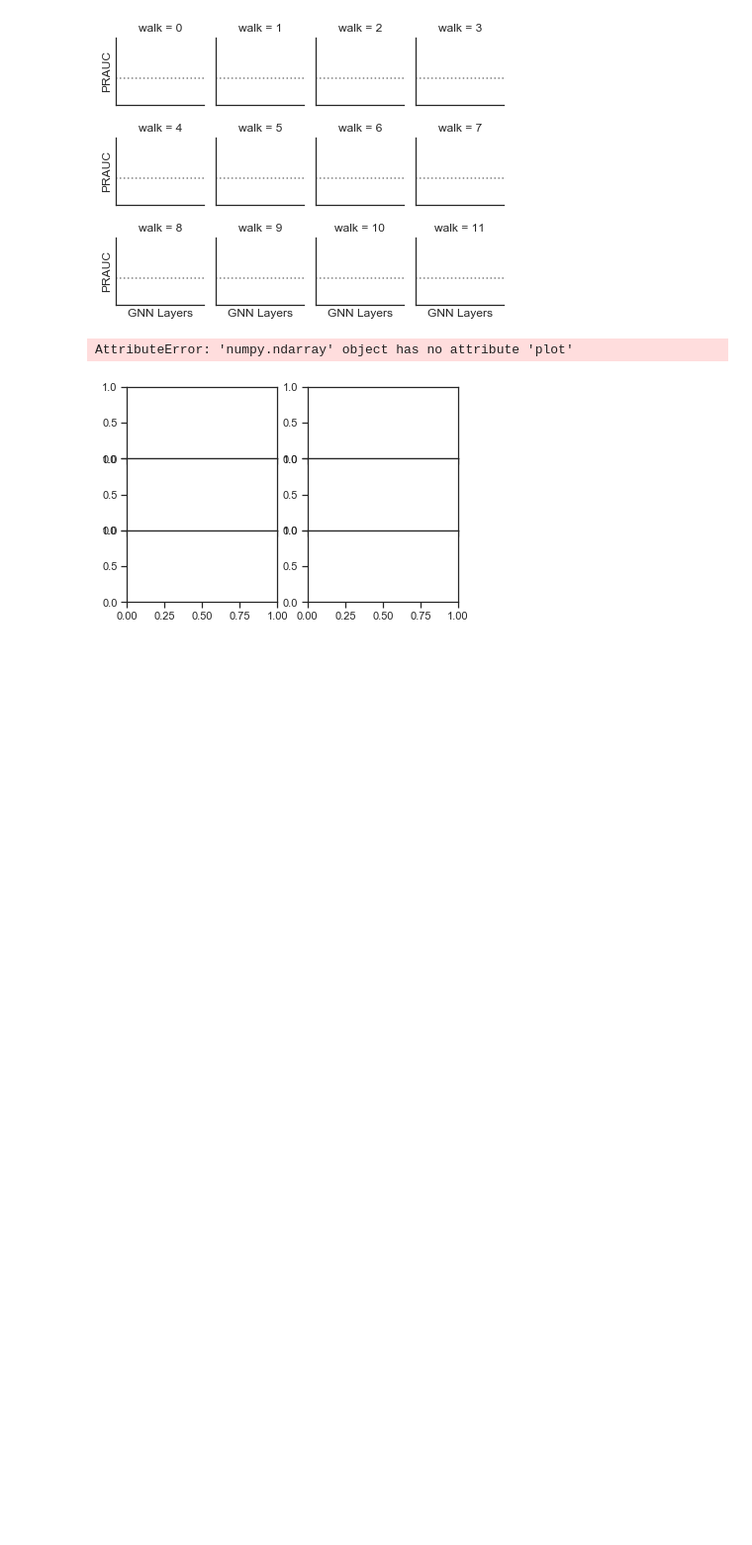
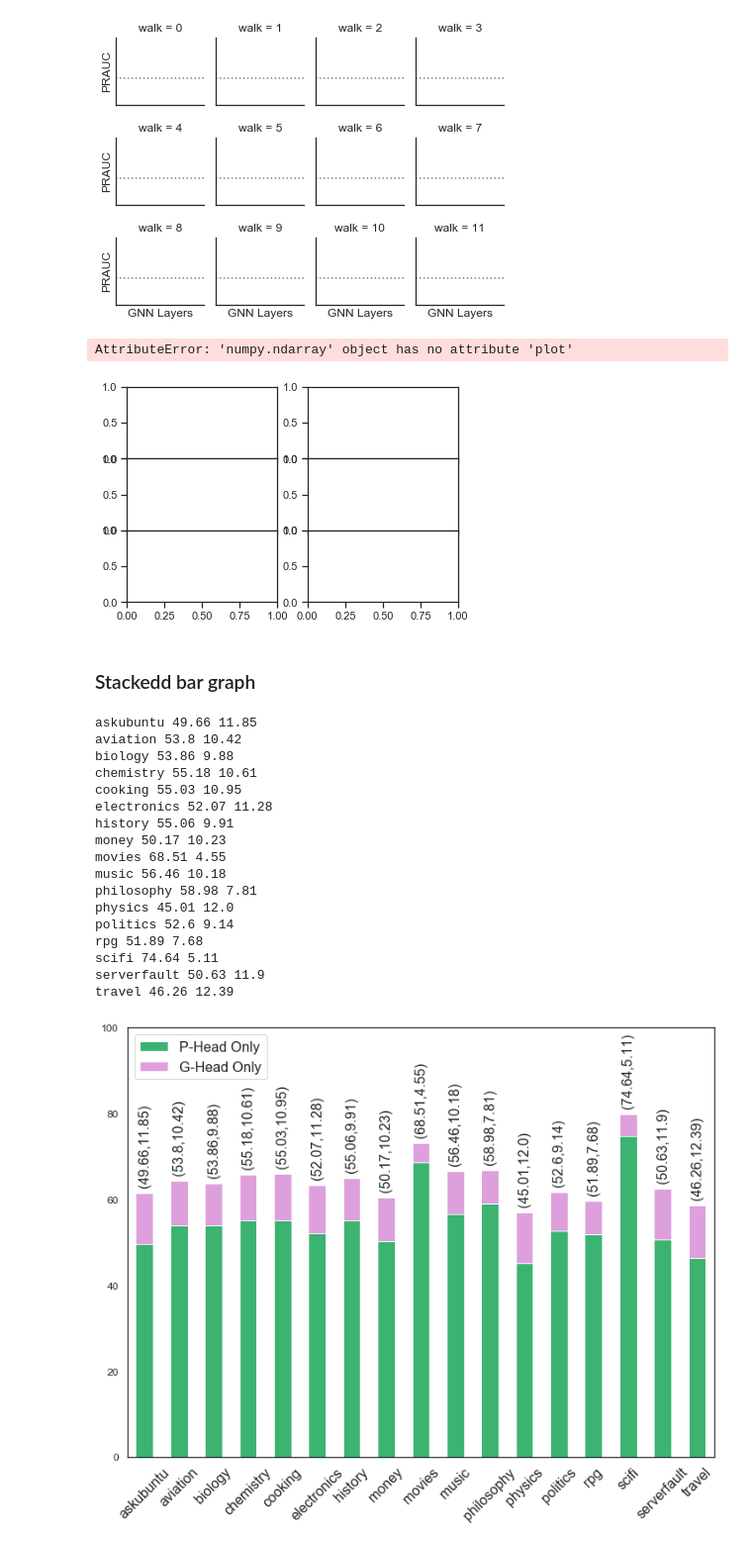
Before and after one commit to kuntalkumarpal/Python-cheat-sheets, a Jupyter notebook: Graphs_Python.ipynb, the cells around one changed output. Shown at 99% size. Cells and saved outputs as stored; diff of their text form; code cells hidden in the pictures; blank space fills up the shorter version.

```diff
--- a/Graphs_Python.ipynb
+++ b/Graphs_Python.ipynb
@@ -2349,3 +2332,5 @@ plt.show()
 # %% [output]
 AttributeError: 'numpy.ndarray' object has no attribute 'plot'
 [figure]
+# %% [markdown]
+### Stackedd bar graph
@@ -2351,0 +2343,4 @@ AttributeError: 'numpy.ndarray' object has no attribute 'plot'
+# %%
+df_90 = pd.DataFrame({'Domains': ['askubuntu','aviation','biology','chemistry','cooking','electronics','history','money','movies','music','philosophy','physics','politics','rpg','scifi','serverfault','travel'],
+                   'P-Head Only': [49.66,53.80,53.86,55.18,55.03,52.07,55.06,50.17,68.51,56.46,58.98,45.01,52.60,51.89,74.64,50.63,46.26],
+                   'G-Head Only': [11.85,10.42,9.88,10.61,10.95,11.28,9.91,10.23,4.55,10.18,7.81,12.00,9.14,7.68,5.11,11.90,12.39]})
@@ -2351,0 +2395,21 @@ AttributeError: 'numpy.ndarray' object has no attribute 'plot'
+# %%
+head_contribution(df_90, "head_contrib","")
+# %% [output]
+askubuntu 49.66 11.85
+aviation 53.8 10.42
+biology 53.86 9.88
+chemistry 55.18 10.61
+cooking 55.03 10.95
+electronics 52.07 11.28
+history 55.06 9.91
+money 50.17 10.23
+movies 68.51 4.55
+music 56.46 10.18
+philosophy 58.98 7.81
+physics 45.01 12.0
+politics 52.6 9.14
+rpg 51.89 7.68
+scifi 74.64 5.11
+serverfault 50.63 11.9
+travel 46.26 12.39
+[figure, added]
```
Also changed, not shown: parts of 36 cells of this notebook, 1 other file.
